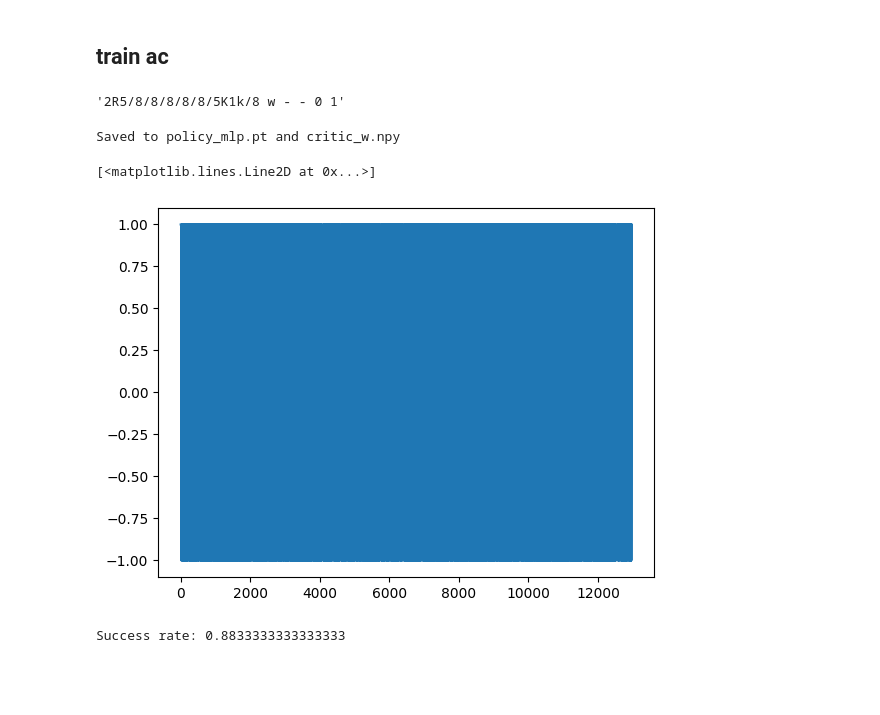
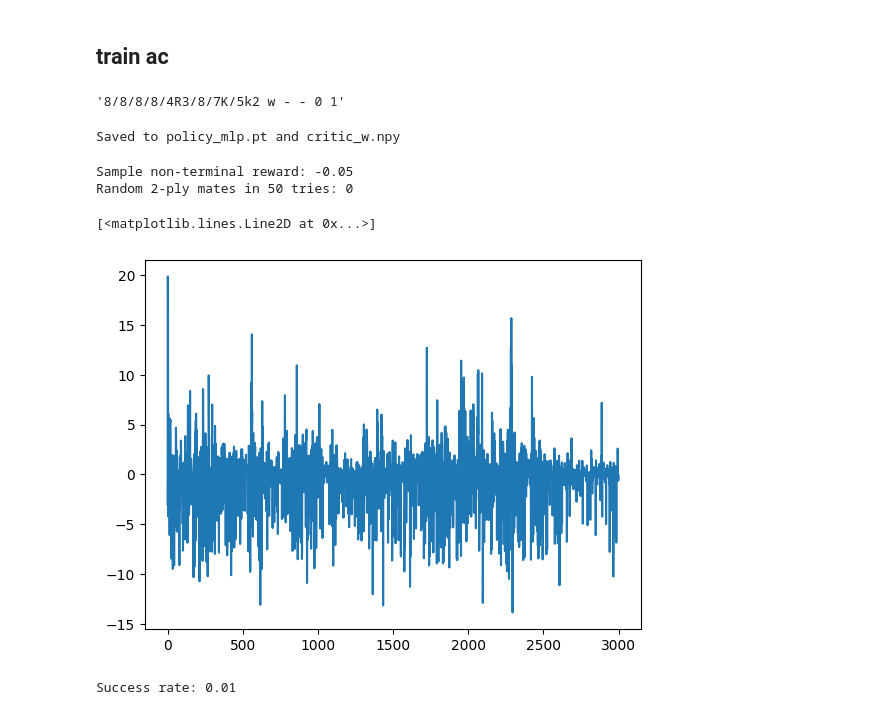
Before and after one commit to giovanni-lucarelli/chess, a Jupyter notebook: python/chessrl/algorithms/actor_critic2/test.ipynb, the cells around one changed output. Cells and saved outputs as stored; diff of their text form; code cells hidden in the pictures; blank space fills up the shorter version.

```diff
--- a/python/chessrl/algorithms/actor_critic2/test.ipynb
+++ b/python/chessrl/algorithms/actor_critic2/test.ipynb
@@ -105,38 +105,68 @@ device = torch.device('cpu')
 csv_path = "../../../../tablebase/krk/krk_train.csv"   # <-- point to your CSV (fen,side,wdl,dtz)
 fens = load_fens_from_csv(csv_path, limit=5000)  # start with 50k WTM positions
 df = pd.read_csv(csv_path)
-fens = df[df['dtz'] == 1]['fen'].tolist()
+fens = df[df['dtz'] == 3]['fen'].tolist()
 fens[1]
 # %% [output]
-'2R5/8/8/8/8/8/5K1k/8 w - - 0 1'
+'8/8/8/8/4R3/8/7K/5k2 w - - 0 1'
 # %%
 ac = ActorCritic(
     tb_path="../../../../tablebase/krk/",
-    gamma=1.0,
-    lr_v=2e-2,
-    lr_a=1e-3,
-    hidden=(128,128,64)
+    gamma=0.9,
+    lr_v=1e-2,
+    lr_a=1e-2,
+    hidden=(128,128,64),
+    defender=SyzygyDefender("../../../../tablebase/krk/")
 )
+# ac.load("policy_mlp.pt", "critic_w.npy", device=torch.device('cpu'))
 # %%
-
-# ac.load("policy_mlp.pt", "critic_w.npy", device=torch.device('cpu'))
 losses, rewards = ac.train(
-    fens[:300],
+    fens[:100],
     epochs=30,
-    device=device
+    device=device,
+    max_steps=5
 )
 
 ac.save("policy_mlp.pt", "critic_w.npy")
 print("Saved to policy_mlp.pt and critic_w.npy")
 # %% [output]
 Saved to policy_mlp.pt and critic_w.npy
+# %%
+# 1) check start sides
+assert all(" w " in f for f in fens), "Some FENs are not White-to-move."
+
+# 2) confirm non-terminal reward sign
+env = Env.from_fen(fens[0], absorb_black_reply=True, two_ply_cost=0.05, draw_penalty=-1.0, checkmate_reward=+1.0)
+legal = get_legal_move_indices(env)
+a_idx = legal[0]; step = env.step(idx_to_move[a_idx])
+print("Sample non-terminal reward:", step.reward)  # should be negative (≈ -0.05) unless it mated
+
+# 3) verify you ever see mates
+wins = 0
+for i in range(50):
+    env = Env.from_fen(fens[i % len(fens)], absorb_black_reply=True)
+    legal = get_legal_move_indices(env)
+    if not legal: continue
+    # try random for two white moves
+    step1 = env.step(idx_to_move[np.random.choice(legal)])
+    step2 = None
+    if not step1.done:
+        legal2 = get_legal_move_indices(env)
+        if legal2:
+            step2 = env.step(idx_to_move[np.random.choice(legal2)])
+    if (step2 and step2.done and env.state().is_checkmate()) or (step1.done and env.state().is_checkmate()):
+        wins += 1
+print("Random 2-ply mates in 50 tries:", wins)
+# %% [output]
+Sample non-terminal reward: -0.05
+Random 2-ply mates in 50 tries: 0
 # %%
 import matplotlib.pyplot as plt
 
-plt.plot(rewards)
+plt.plot(losses)
 # %% [output]
 [<matplotlib.lines.Line2D at 0x...>]
-[figure, old version]
+[figure, new version]
 # %%
 def evaluate(policy_path, critic_path, fens, max_steps=64):
     ac = ActorCritic(tb_path="../../../../tablebase/krk/")
@@ -161,7 +191,7 @@ def evaluate(policy_path, critic_path, fens, max_steps=64):
 # %%
 
 # usage:
-sr = evaluate("policy_mlp.pt", "critic_w.npy", fens[:300], max_steps=10)
+sr = evaluate("policy_mlp.pt", "critic_w.npy", fens[:100], max_steps=5)
 print("Success rate:", sr)
 # %% [output]
-Success rate: 0.8833333333333333
+Success rate: 0.01
```
Also changed, not shown: parts of 1 cell of this notebook, 10 other files.
